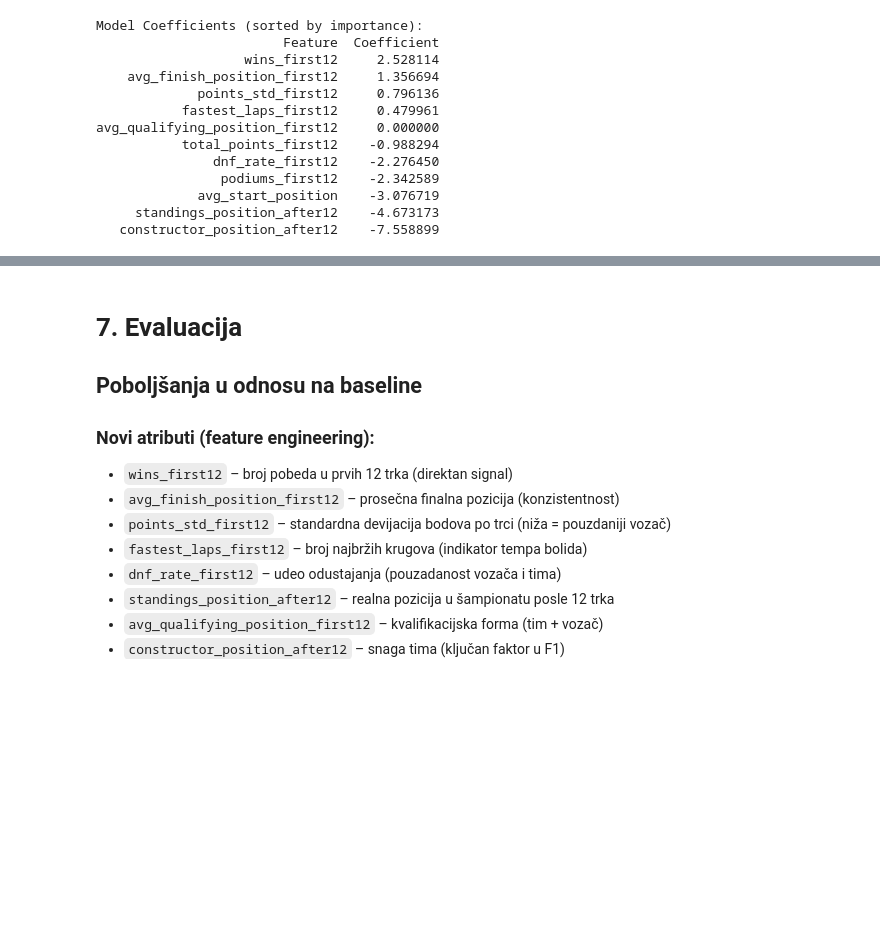
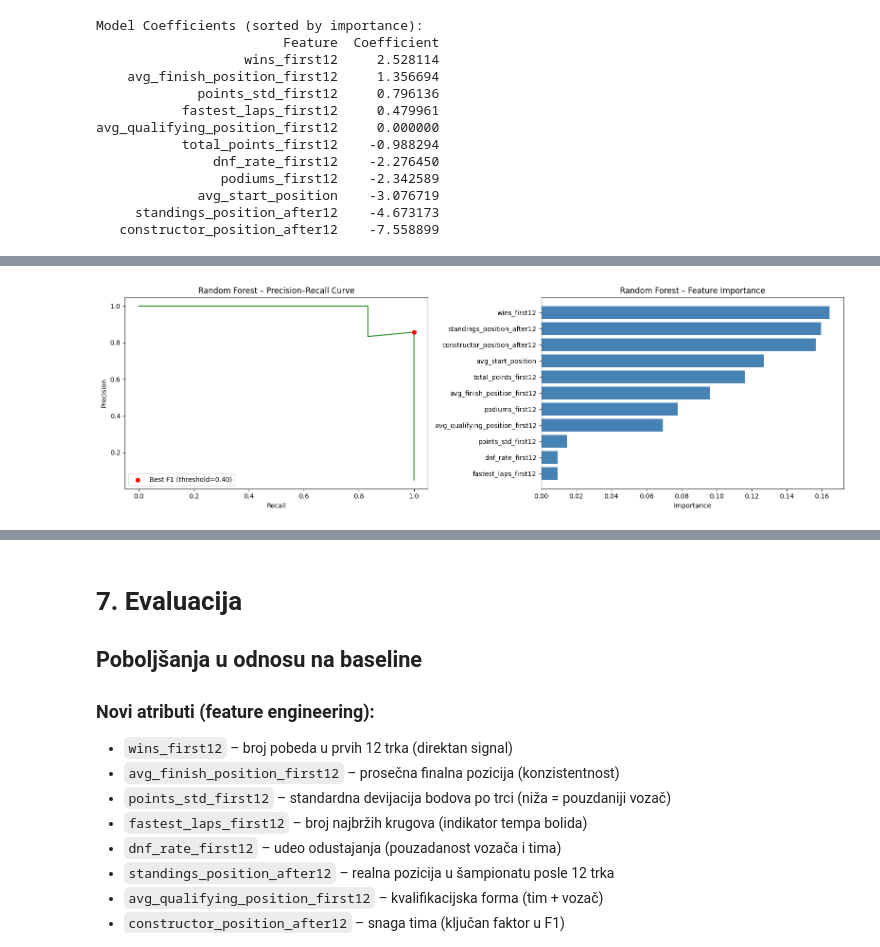
Before and after one commit to zelick/SIAP-F1-Analiza, a Jupyter notebook: SIAP_EDA_BaslineModel.ipynb, the cells around one changed output, grey strips where cells are left out. Saved outputs shown, nothing was run; the diff lists cells and outputs as text; code cells hidden in the pictures; blank space fills up the shorter version.

Commit message:
Add random forest algorithm

```diff
--- a/SIAP_EDA_BaslineModel.ipynb
+++ b/SIAP_EDA_BaslineModel.ipynb
@@ -483,0 +486,94 @@ avg_qualifying_position_first12     0.000000
+# %%
+from sklearn.ensemble import RandomForestClassifier
+from sklearn.model_selection import GridSearchCV, StratifiedKFold
+from sklearn.metrics import classification_report, confusion_matrix, precision_recall_curve
+import numpy as np
+import matplotlib.pyplot as plt
+import pandas as pd
+
+# Isti train/test split i features kao kod Logistic Regression
+# X_train_scaled, X_test_scaled, y_train, y_test i features su već definisani u prethodnoj ćeliji
+# Random Forest ne zahteva standardizaciju, ali koristimo iste skalirane podatke radi konzistentnosti
+
+# ── Grid Search za Random Forest ─────────────────────────────────────────────
+rf_param_grid = {
+    "n_estimators":      [100, 200, 300],
+    "max_depth":         [3, 5, 10, None],
+    "min_samples_leaf":  [1, 2, 5],
+    "class_weight":      ["balanced"],
+}
+
+cv = StratifiedKFold(n_splits=5, shuffle=True, random_state=42)
+
+rf_grid_search = GridSearchCV(
+    RandomForestClassifier(random_state=42),
+    rf_param_grid,
+    scoring="f1",
+    cv=cv,
+    n_jobs=-1,
+)
+rf_grid_search.fit(X_train_scaled, y_train)
+
+print("Best hyperparameters (Random Forest):", rf_grid_search.best_params_)
+print(f"Best CV F1 score: {rf_grid_search.best_score_:.4f}\n")
+
+rf_model = rf_grid_search.best_estimator_
+
+# ── Default threshold (0.5) ───────────────────────────────────────────────────
+y_pred_rf = rf_model.predict(X_test_scaled)
+
+print("── Random Forest – Default threshold (0.5) ──")
+print("Confusion Matrix:")
+print(confusion_matrix(y_test, y_pred_rf))
+print("\nClassification Report:")
+print(classification_report(y_test, y_pred_rf))
+
+# ── Threshold tuning ──────────────────────────────────────────────────────────
+y_proba_rf = rf_model.predict_proba(X_test_scaled)[:, 1]
+
+precisions_rf, recalls_rf, thresholds_rf = precision_recall_curve(y_test, y_proba_rf)
+
+f1_scores_rf   = 2 * precisions_rf[:-1] * recalls_rf[:-1] / (precisions_rf[:-1] + recalls_rf[:-1] + 1e-9)
+best_idx_rf    = np.argmax(f1_scores_rf)
+best_threshold_rf = thresholds_rf[best_idx_rf]
+
+print(f"\nOptimal threshold (RF): {best_threshold_rf:.4f}")
+print(f"  → Precision: {precisions_rf[best_idx_rf]:.4f}, Recall: {recalls_rf[best_idx_rf]:.4f}, F1: {f1_scores_rf[best_idx_rf]:.4f}\n")
+
+y_pred_rf_tuned = (y_proba_rf >= best_threshold_rf).astype(int)
+
+print("── Random Forest – Tuned threshold ──")
+print("Confusion Matrix:")
+print(confusion_matrix(y_test, y_pred_rf_tuned))
+print("\nClassification Report:")
+print(classification_report(y_test, y_pred_rf_tuned))
+
+# ── Feature importance ────────────────────────────────────────────────────────
+importances = pd.DataFrame({
+    "Feature":    features,
+    "Importance": rf_model.feature_importances_
+}).sort_values("Importance", ascending=False)
+
+fig, axes = plt.subplots(1, 2, figsize=(16, 5))
+
+# Precision-Recall curve
+axes[0].plot(recalls_rf, precisions_rf, color="forestgreen")
+axes[0].scatter(recalls_rf[best_idx_rf], precisions_rf[best_idx_rf],
+                color="red", zorder=5, label=f"Best F1 (threshold={best_threshold_rf:.2f})")
+axes[0].set_xlabel("Recall")
+axes[0].set_ylabel("Precision")
+axes[0].set_title("Random Forest – Precision–Recall Curve")
+axes[0].legend()
+
+# Feature importance bar chart
+axes[1].barh(importances["Feature"], importances["Importance"], color="steelblue")
+axes[1].invert_yaxis()
+axes[1].set_xlabel("Importance")
+axes[1].set_title("Random Forest – Feature Importance")
+
+plt.tight_layout()
+plt.show()
+
+print("\nFeature Importance (sorted):")
+print(importances.to_string(index=False))
+# %% [output]
@@ -483,0 +597 @@ avg_qualifying_position_first12     0.000000
+[figure, added]
```
Also changed, not shown: parts of 2 cells of this notebook.
